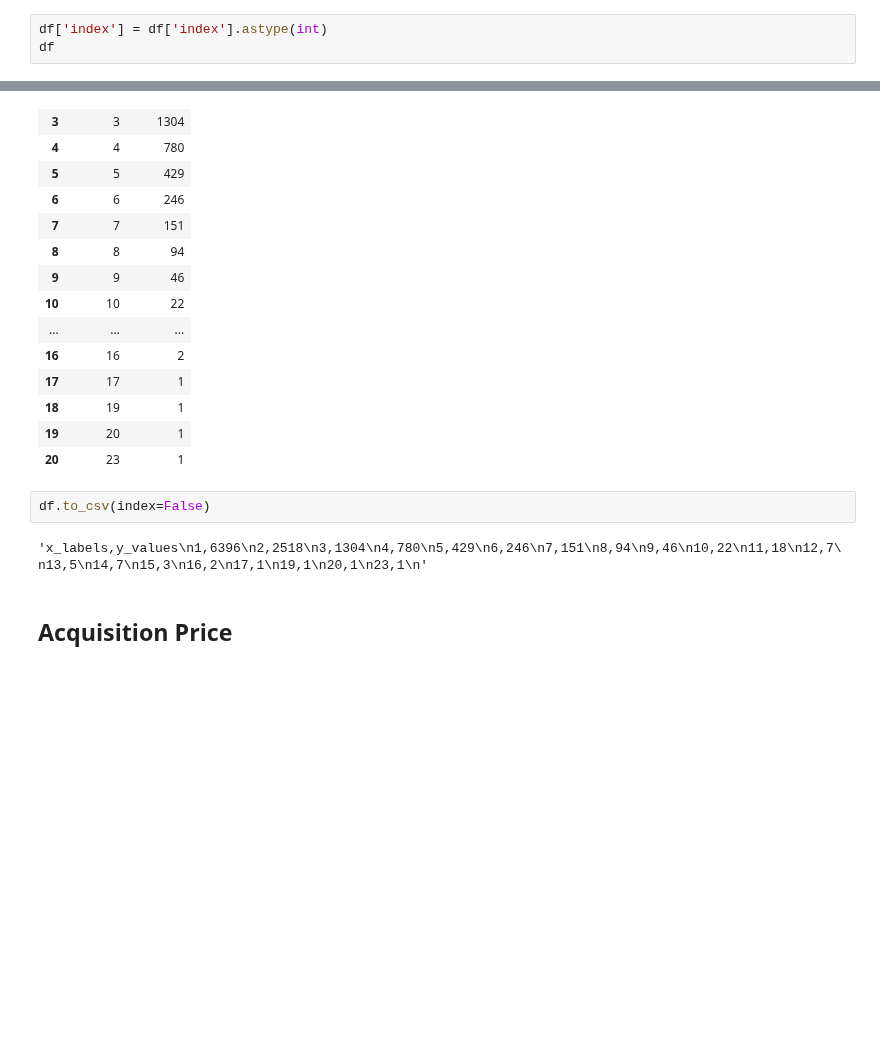
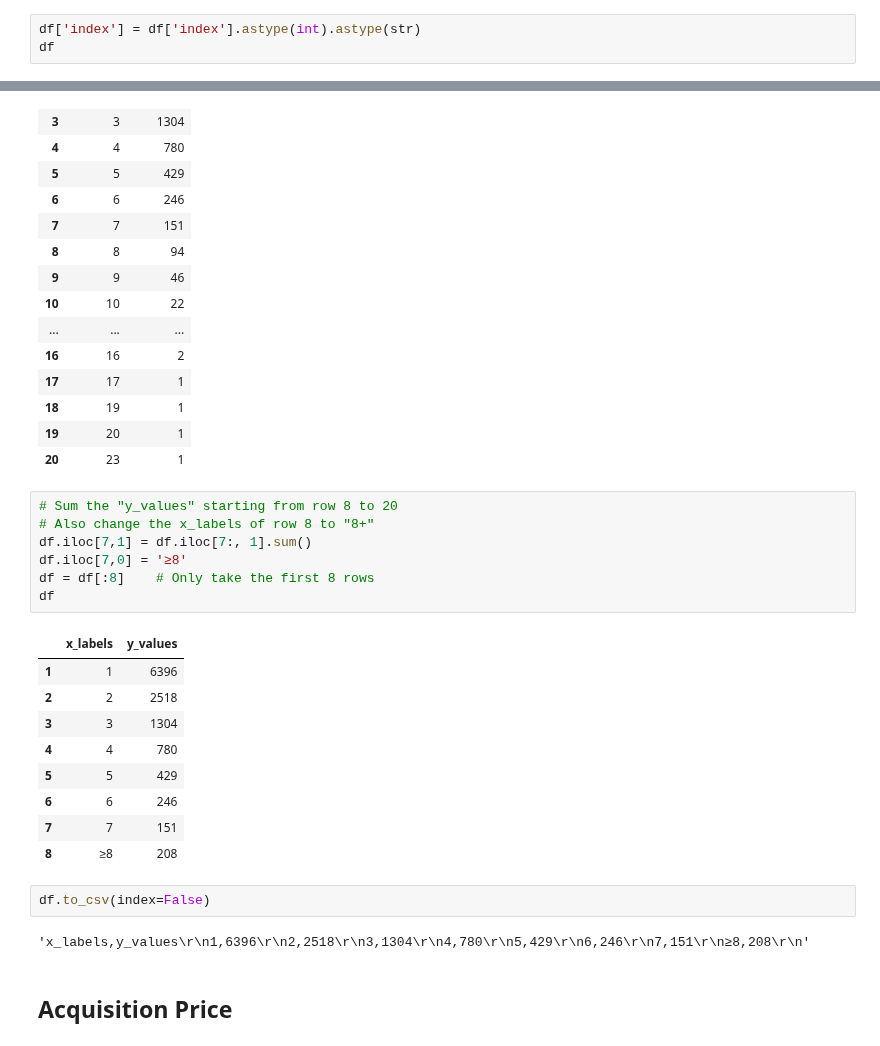
Before and after one commit to StardustLID/TEMG4952A-TEAM-5, a Jupyter notebook: backend/csv_helper.ipynb, the cells around one changed output, grey strips where cells are left out. Drawn from its saved outputs; the diff is of its cells as text; blank space fills up the shorter version.

```diff
--- a/backend/csv_helper.ipynb
+++ b/backend/csv_helper.ipynb
@@ -160,7 +160,7 @@ df
 | 19 | 20.0 | 1 |
 | 20 | 23.0 | 1 |
 # %%
-df['index'] = df['index'].astype(int)
+df['index'] = df['index'].astype(int).astype(str)
 df
 # %% [output]
 |  | index | num_funding_rounds |
@@ -201,10 +201,27 @@ df
 | 18 | 19 | 1 |
 | 19 | 20 | 1 |
 | 20 | 23 | 1 |
+# %%
+# Sum the "y_values" starting from row 8 to 20
+# Also change the x_labels of row 8 to "8+"
+df.iloc[7,1] = df.iloc[7:, 1].sum()
+df.iloc[7,0] = '≥8'
+df = df[:8]    # Only take the first 8 rows
+df
+# %% [output]
+|  | x_labels | y_values |
+| 1 | 1 | 6396 |
+| 2 | 2 | 2518 |
+| 3 | 3 | 1304 |
+| 4 | 4 | 780 |
+| 5 | 5 | 429 |
+| 6 | 6 | 246 |
+| 7 | 7 | 151 |
+| 8 | ≥8 | 208 |
 # %%
 df.to_csv(index=False)
 # %% [output]
-'x_labels,y_values\n1,6396\n2,2518\n3,1304\n4,780\n5,429\n6,246\n7,151\n8,94\n9,46\n10,22\n11,18\n12,7\n13,5\n14,7\n15,3\n16,2\n17,1\n19,1\n20,1\n23,1\n'
+'x_labels,y_values\r\n1,6396\r\n2,2518\r\n3,1304\r\n4,780\r\n5,429\r\n6,246\r\n7,151\r\n≥8,208\r\n'
 # %% [markdown]
 ## Acquisition Price
 # %%
```
Also changed, not shown: 6 other files.
